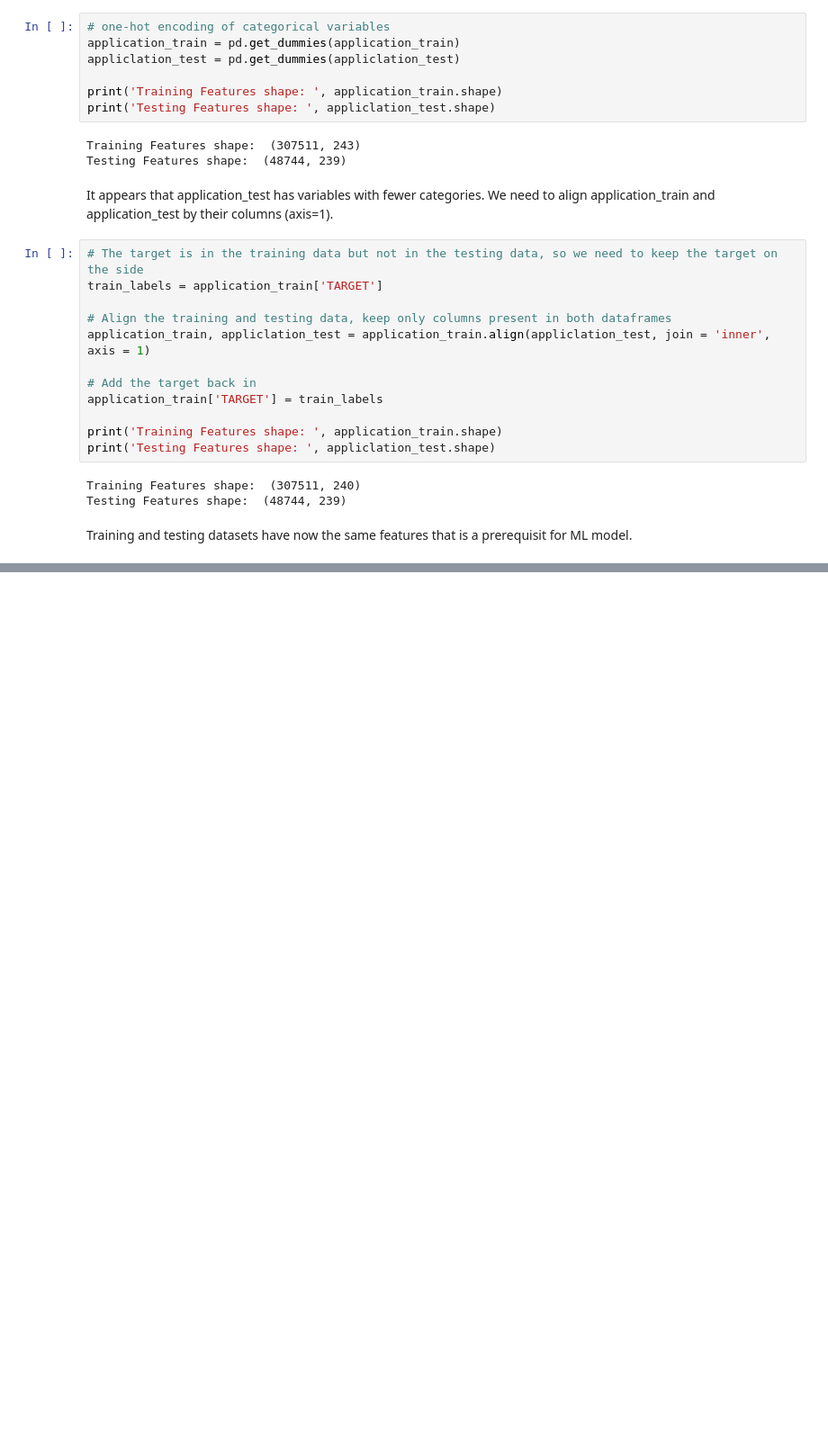
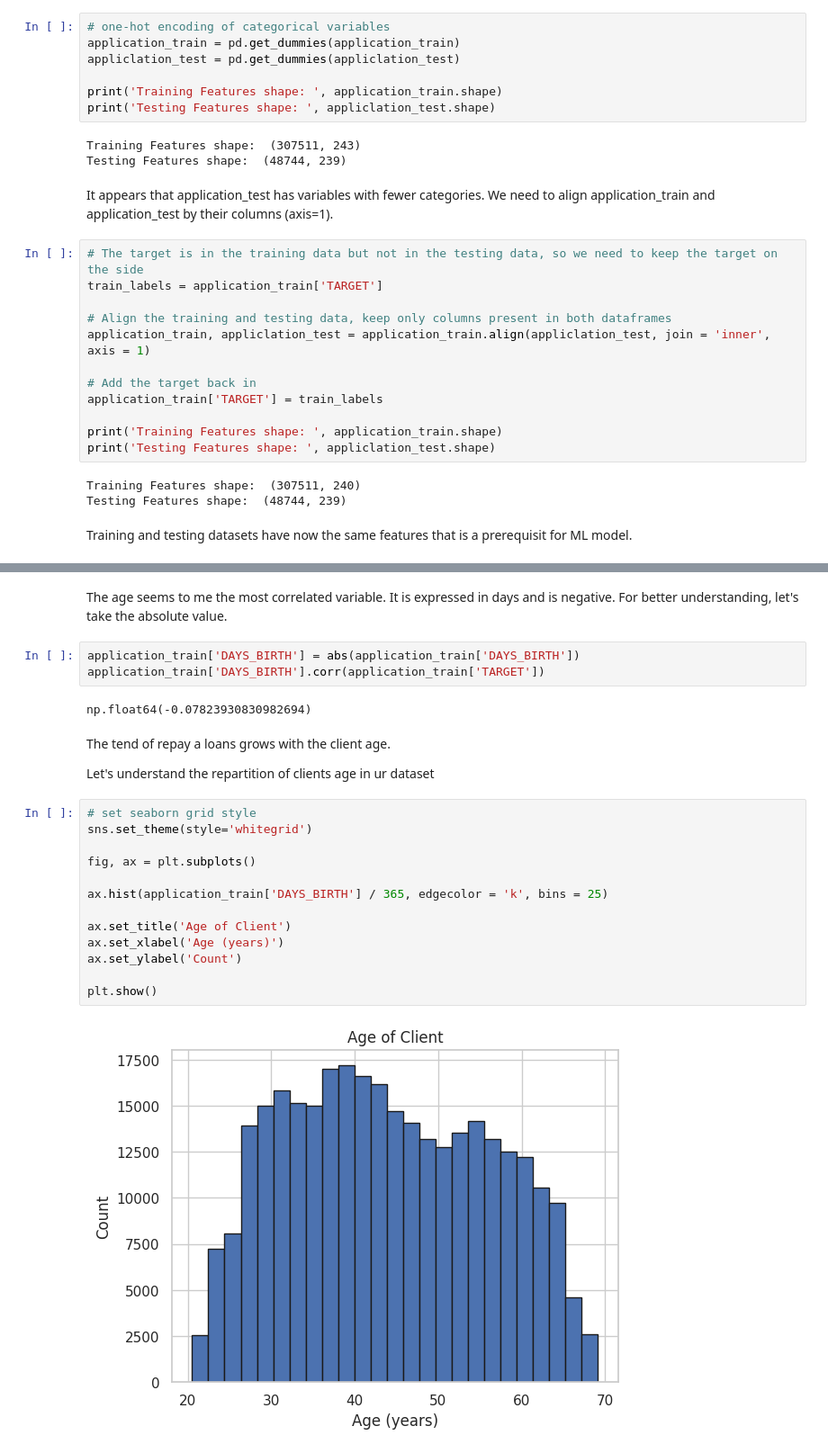
Before and after one commit to Laeti-dev/P4_Credit-Scoring-Model, a Jupyter notebook: ikusawa_laetitia_1_notebook_0824.ipynb, the cells around one changed output, grey strips where cells are left out. Shown at 90% size. Saved outputs shown, nothing was run; the diff lists cells and outputs as text; blank space fills up the shorter version.

```diff
--- a/ikusawa_laetitia_1_notebook_0824.ipynb
+++ b/ikusawa_laetitia_1_notebook_0824.ipynb
@@ -255,0 +429,26 @@ Training and testing datasets have now the same features that is a prerequisit f
+# %% [markdown]
+The age seems to me the most correlated variable. It is expressed in days and is negative. For better understanding, let's take the absolute value.
+# %%
+application_train['DAYS_BIRTH'] = abs(application_train['DAYS_BIRTH'])
+application_train['DAYS_BIRTH'].corr(application_train['TARGET'])
+# %% [output]
+np.float64(-0.07823930830982694)
+# %% [markdown]
+The tend of repay a loans grows with the client age.
+
+Let's understand the repartition of clients age in ur dataset
+# %%
+# set seaborn grid style
+sns.set_theme(style='whitegrid')
+
+fig, ax = plt.subplots()
+
+ax.hist(application_train['DAYS_BIRTH'] / 365, edgecolor = 'k', bins = 25)
+
+ax.set_title('Age of Client')
+ax.set_xlabel('Age (years)')
+ax.set_ylabel('Count')
+
+plt.show()
+# %% [output]
+[figure, added]
```
Also changed, not shown: parts of 24 cells of this notebook, 1 other file.
